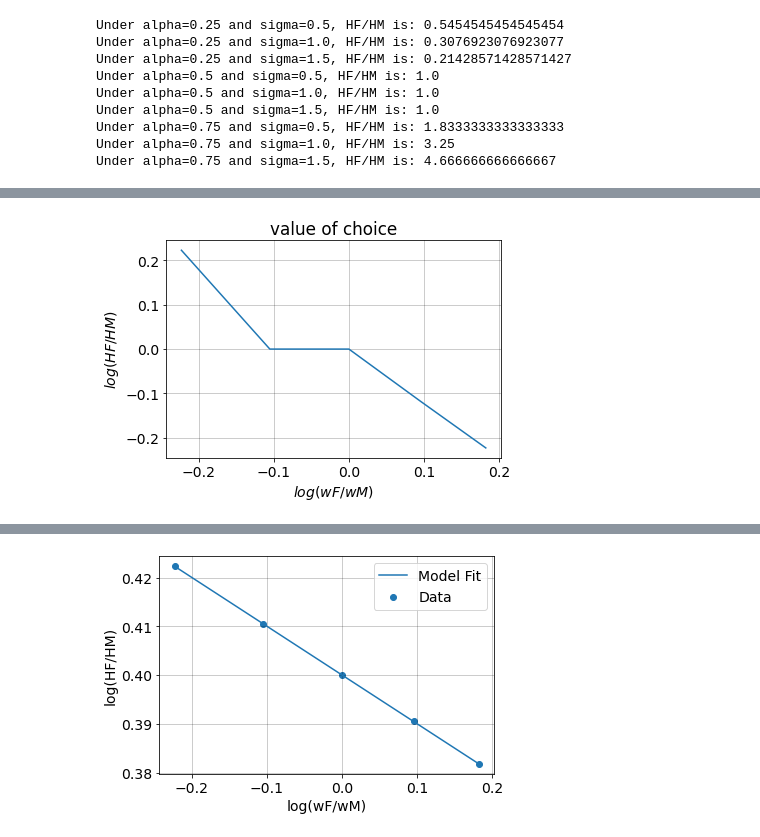
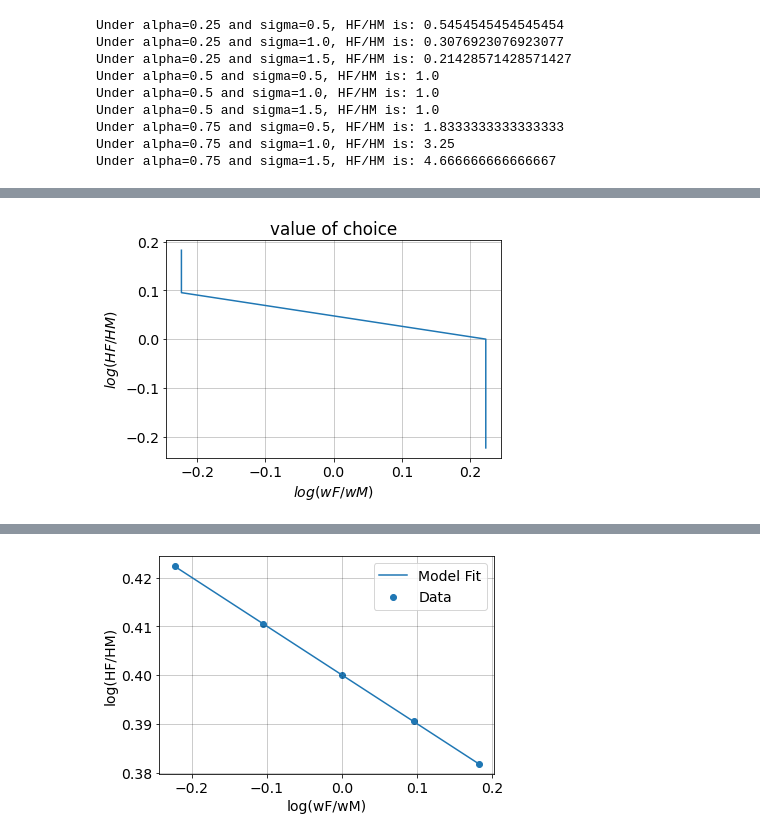
Before and after one commit to NumEconCopenhagen/projects-2023-team-copenhagen, a Jupyter notebook: inauguralproject/Masa.ipynb, the cells around one changed output, grey strips where cells are left out. Drawn from its saved outputs; the diff is of its cells as text; code cells hidden in the pictures.

```diff
--- a/inauguralproject/Masa.ipynb
+++ b/inauguralproject/Masa.ipynb
@@ -202,33 +235,32 @@ Under alpha=0.75 and sigma=1.5, HF/HM is: 4.666666666666667
 # %%
 %matplotlib inline
 import matplotlib.pyplot as plt
 
 model = HouseholdSpecializationModelClass()
-
-wF_values = [0.8, 0.9, 1.0, 1.1,1.2]
+wF_values = [0.8, 0.9, 1.0, 1.1, 1.2]
 log_wF_wM = np.log(np.array(wF_values) / model.par.wM)
 
 for i, wF in enumerate(wF_values):
     model.par.wF = wF
-    opt = model.solve_discrete()
+    opt = model.solve()
     model.sol.LM_vec[i], model.sol.HM_vec[i], model.sol.LF_vec[i], model.sol.HF_vec[i] = opt.LM, opt.HM, opt.LF, opt.HF
 
 log_HF_HM = np.log(model.sol.HF_vec / model.sol.HM_vec)
 
 # Predefine options for all plots
 plt.rcParams.update({"axes.grid":True,"grid.color":"black","grid.alpha":"0.25","grid.linestyle":"-"})
 plt.rcParams.update({'font.size': 14})
 
 # a. create the figure
 fig = plt.figure()
 
 # b. left plot
 ax = fig.add_subplot(1,1,1)
 
-ax.plot(log_wF_wM,log_HF_HM)
+ax.plot(log_HF_HM,log_wF_wM)
 
 ax.set_title('value of choice')
 ax.set_xlabel('$log(wF/wM)$')
 ax.set_ylabel('$log(HF/HM)$');
 # %% [output]
-[figure, old version]
+[figure, new version]
```
Also changed, not shown: parts of 7 cells of this notebook, 2 other files.
